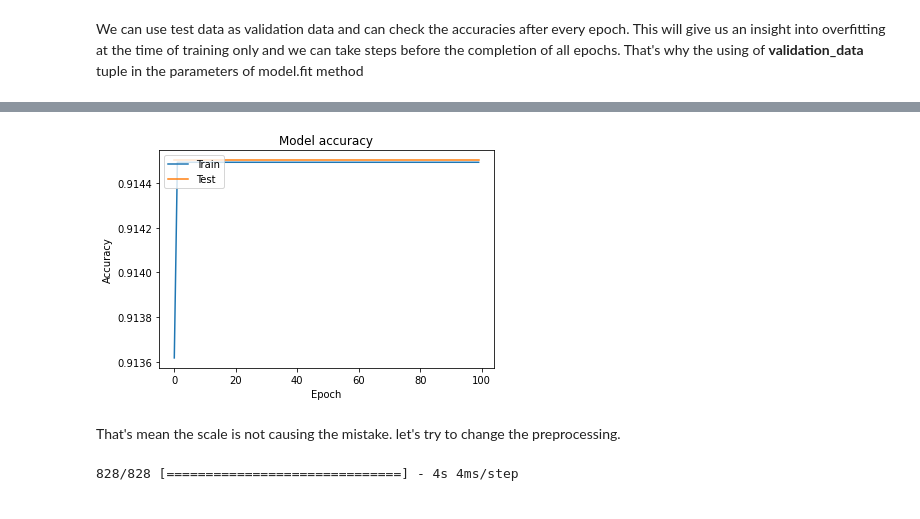
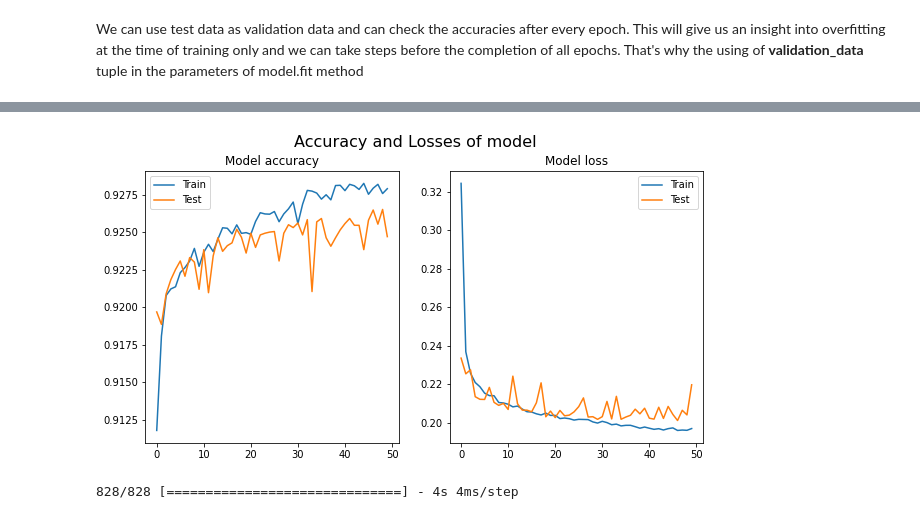
Before and after one commit to hmorales21/Patient-survival-prediction, a Jupyter notebook: notebooks/ps_prediction_modelling.ipynb, the cells around one changed output, grey strips where cells are left out. Saved outputs shown, nothing was run; the diff lists cells and outputs as text; code cells hidden in the pictures.

Commit message:
model accuracy and losses ok

```diff
--- a/notebooks/ps_prediction_modelling.ipynb
+++ b/notebooks/ps_prediction_modelling.ipynb
@@ -96,10 +94,10 @@ nn_model.add(Dense(130, activation='relu'))
 nn_model.add(Dense(65, activation='relu'))
 nn_model.add(Dense(1,activation='sigmoid'))
 # %%
-nn_model.compile(loss='categorical_crossentropy', optimizer='adam', metrics=['accuracy'])
+nn_model.compile(loss='binary_crossentropy', optimizer='adam', metrics=['accuracy'])
 # %% [markdown]
 We can use test data as validation data and can check the accuracies after every epoch. This will give us an insight into overfitting at the time of training only and we can take steps before the completion of all epochs. That's why the using of <b>validation_data</b> tuple in the parameters of model.fit method
 # %%
 ##Time to train!!
-history = nn_model.fit(X_train, y_train,validation_data = (X_test,y_test), epochs=100, batch_size=64)
+history = nn_model.fit(X_train, y_train,validation_data = (X_test,y_test), epochs=50, batch_size=64)
 # %% [output]
@@ -159,3 +122,0 @@ Split Datasets
-# %%
-#ok, now I can run again the model, same parameters, but a new dataset
-history = nn_model.fit(X_train_std, y_train,validation_data = (X_test_std,y_test), epochs=100, batch_size=64)
@@ -183,17 +123,28 @@ Epoch 100/100
-# %%
-#I have no a good feeling about this... the values are quite similar. anyway, let's go to visualize
-#plot
-plt.plot(history.history['accuracy'])
-plt.plot(history.history['val_accuracy'])
-plt.title('Model accuracy')
-plt.ylabel('Accuracy')
-plt.xlabel('Epoch')
-plt.legend(['Train', 'Test'], loc='upper left')
-plt.show()
-# %% [output]
-[figure, removed]
-# %% [markdown]
- That's mean the scale is not causing the mistake. let's try to change the preprocessing.
+# %%
+#plot
+#ploting accuracy
+figure, (axis1,axis2) = plt.subplots(1, 2,figsize=(10, 5))
+figure.suptitle("Accuracy and Losses of model", fontsize=16)
+axis1.plot(history.history['accuracy'])
+axis1.plot(history.history['val_accuracy'])
+axis1.title.set_text('Model accuracy')
+axis1.title.set_y('Accuracy')
+#axis1.title.set_x('Epoch')
+axis1.legend(['Train', 'Test'], loc='upper left')
+
+#ploting losses
+axis2.plot(history.history['loss'])
+axis2.plot(history.history['val_loss'])
+axis2.title.set_text('Model loss')
+axis2.title.set_y('Loss')
+#axis2.title.set_x('Epoch')
+axis2.legend(['Train', 'Test'], loc='upper right')
+
+#show the graph
+
+plt.show()
+# %% [output]
+[figure, added]
 # %%
 #predicting
 y_pred = nn_model.predict(X_test)
```
Also changed, not shown: parts of 16 cells of this notebook.
